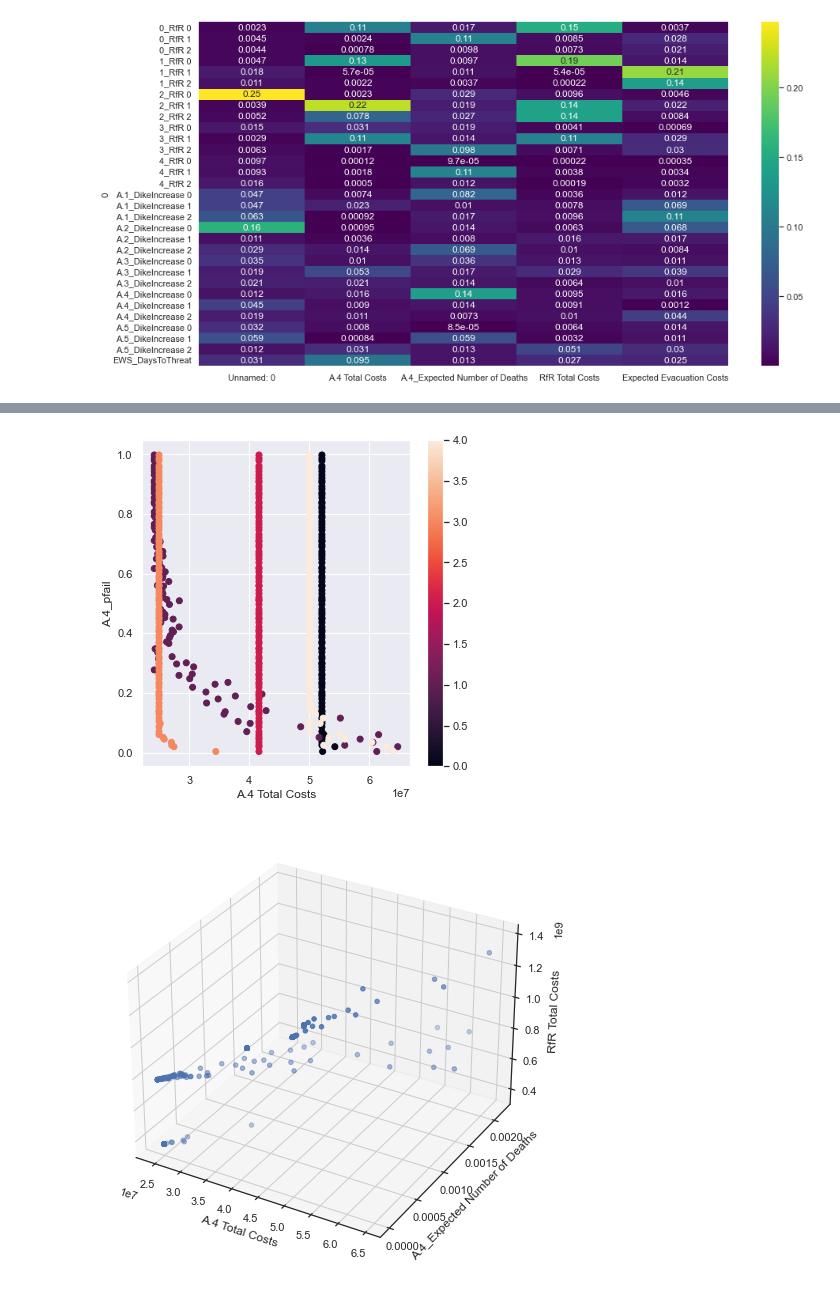
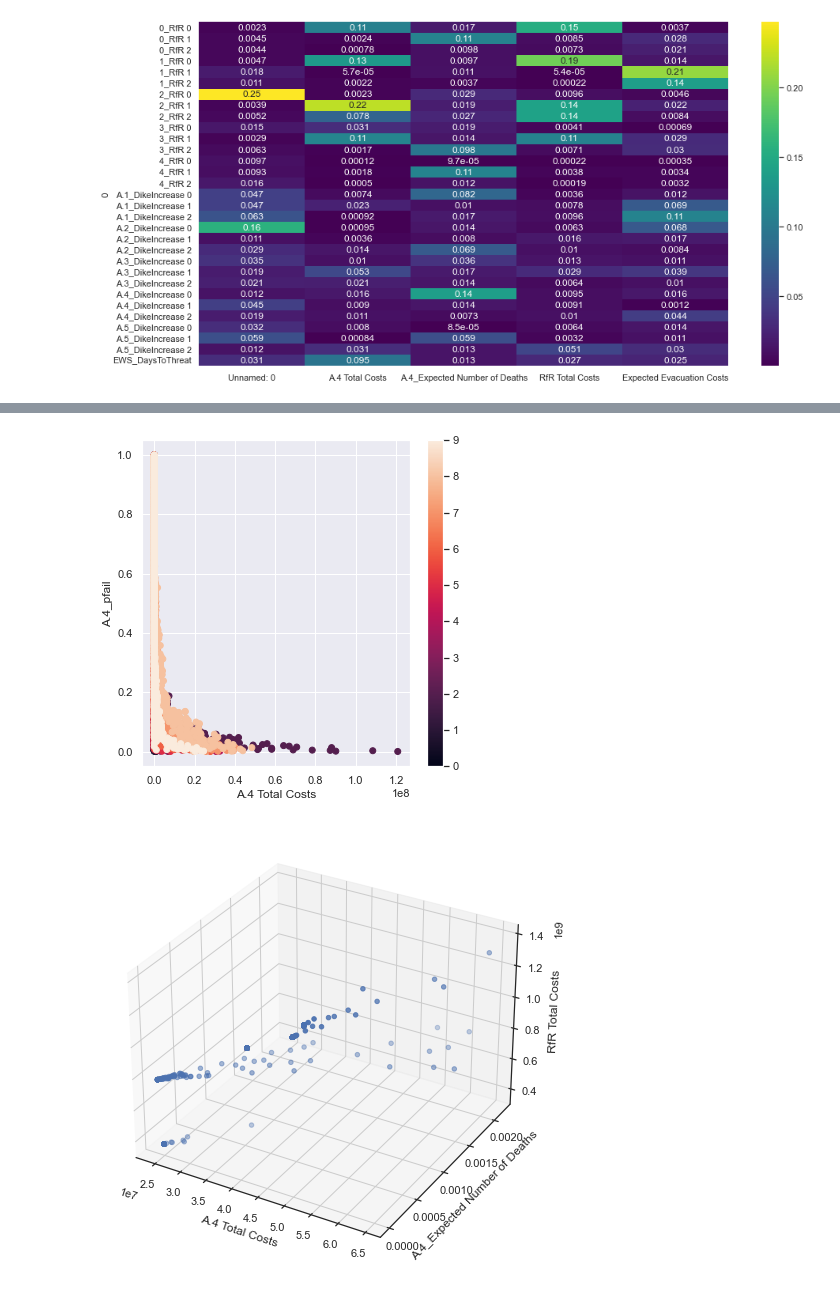
Before and after one commit to WillemijnTutu/EPA1361_group16, a Jupyter notebook: Settings_Exploration.ipynb, the cells around one changed output, grey strips where cells are left out. Saved outputs shown, nothing was run; the diff lists cells and outputs as text; code cells hidden in the pictures.

```diff
--- a/Settings_Exploration.ipynb
+++ b/Settings_Exploration.ipynb
@@ -108,8 +108,8 @@ Index(['A.0_ID flood wave shape', 'A.1_Bmax', 'A.1_Brate', 'A.1_pfail',
 # %% [markdown]
 ### Load results instead of running code
 # %%
-df_experiments_s1000_p10 = pd.read_csv("df_experiments_s100_p5.csv")
-df_outcomes_s1000_p10 = pd.read_csv("df_outcomes_s100_p5.csv")
+df_experiments_s1000_p10 = pd.read_csv("df_experiments_s1000_p10.csv")
+df_outcomes_s1000_p10 = pd.read_csv("df_outcomes_s1000_p10.csv")
 # %%
 df_experiments_s1000_p10
 # %% [output]
@@ -202,15 +224,15 @@ plt.show()
 # %%
 fig, ax = plt.subplots(figsize=(6,6))
 
-sc = ax.scatter(df_outcomes_s1000_p10['A.4 Total Costs'], df_experiments_s1000_p10['A.4_pfail'],
+sc = ax.scatter(df_outcomes_s1000_p10['A.4_Expected Annual Damage'], df_experiments_s1000_p10['A.4_pfail'],
                 c=df_experiments_s1000_p10['policy'])
 plt.colorbar(sc)
 
 ax.set_xlabel('A.4 Total Costs')
 ax.set_ylabel('A.4_pfail')
 plt.show()
 # %% [output]
-[figure, old version]
+[figure, new version]
 # %%
 ## Looking at a single policy and what this policy entails
 
```
Also changed, not shown: parts of 7 cells of this notebook, 8 other files.
